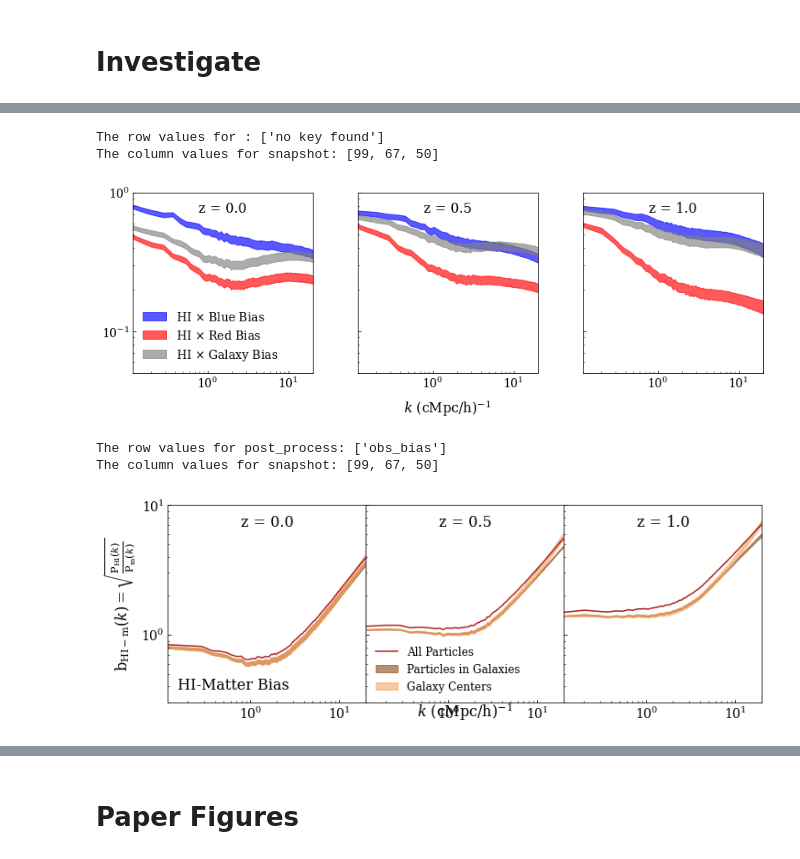
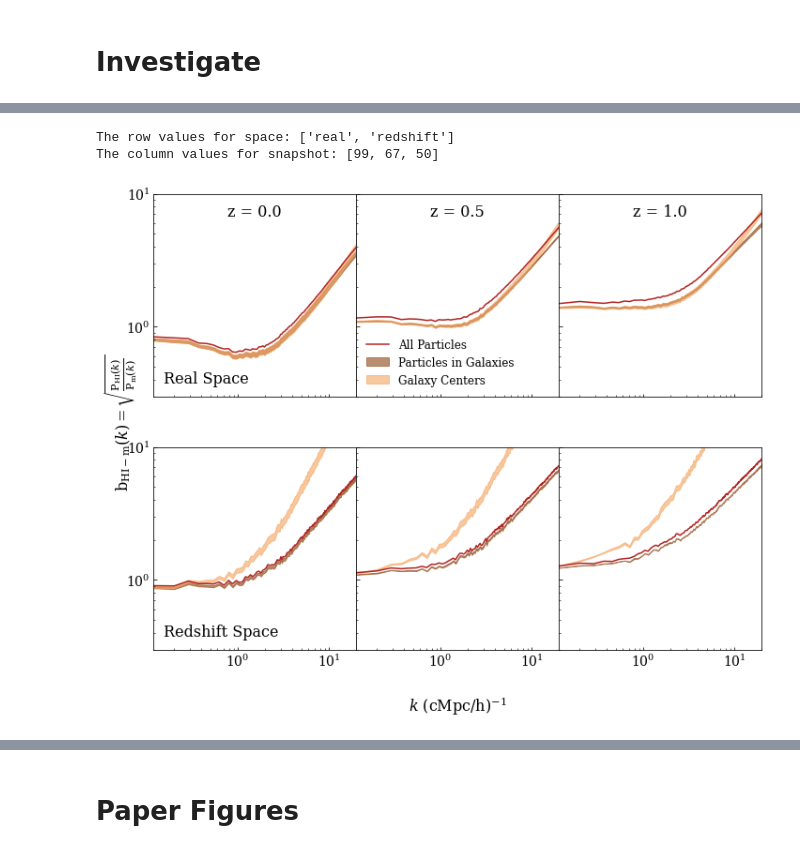
Before and after one commit to calvinosinga/hcolor, a Jupyter notebook: fig_md_analysis/Bias/bias_figures.ipynb, the cells around one changed output, grey strips where cells are left out. Saved outputs shown, nothing was run; the diff lists cells and outputs as text; code cells hidden in the pictures.

```diff
--- a/fig_md_analysis/Bias/bias_figures.ipynb
+++ b/fig_md_analysis/Bias/bias_figures.ipynb
@@ -7,5 +9,5 @@ pplib.imports()
 # %%
-ds = pkl.load(open('/Users/cosinga/code/hcolor/fig_md_analysis/11-20_pkdatasort.pkl', 'rb'))
+ds = pkl.load(open('/Users/cosinga/code/hcolor/fig_md_analysis/2-10_pkdatasort.pkl', 'rb'))
 print(ds.getAttrs())
 
 ds.tickArgs(direction = 'in', labelsize = 14)
@@ -94,41 +114,20 @@ The column values for snapshot: [99, 67, 50]
-# %%
-ip = {'is_auto':False, 'HI_fieldname':['vn','hiptl'],
-      'axis':0, 'grid_resolution':800, 'simname': 'tng100', 'gal_res':'diemer',
-      'gal_species':'stmass', 'sim_resolution':'high',
-      'censat':['no key found', 'both'], 'mas':'CICW', 'color': ['red', 'blue', 'resolved'],
-      'post_process':'obs_bias', 'snapshot':[99, 67, 50], 'space':'real',
-     'path':'fiducial', 'denominator':'galaxy'}
-fg = ds.figrid('color', '', 'snapshot', ip)
-fg.autoFill()
-fg.setDefaultTicksParams()
-fg.axisArgs({'ylim':(5e-2, 1)})
-fg.legendArgs({'loc':'lower left'}, (0, 0))
-fg.rowLabelArgs(pos = [0.5, 0.95], textKwargs = {'ha':'center', 'va':'top', 'fontsize':16})
-fg.plot()
-# fg.save('HI-galaxy_bias_color_snapshotR.png')
-# fg.save(DRAFTPATH%'HI-galaxy_obsbias_color_snapshotR.pdf')
-# %% [output]
-The row values for : ['no key found']
-The column values for snapshot: [99, 67, 50]
-[figure, removed]
 # %%
 ip = {'is_auto':False, "HI_fieldname":['vn', 'hiptl', 'hisubhalo'],
       'axis':0, 'grid_resolution':800, 'simname': 'tng100',
       'sim_resolution':'high', 'ptl_species':'ptl',
       'mas':'CICW',
-      'post_process':'obs_bias', 'snapshot':[99, 67, 50], 'space':'real',
+      'post_process':'obs_bias', 'snapshot':[99, 67, 50], 'space':['real', 'redshift'],
      'path':'fiducial', 'denominator':'ptl'}
 gspec = {'wspace':0}
-fg = ds.figrid("HI_fieldname", 'post_process', 'snapshot', ip)
+fg = ds.figrid("HI_fieldname", 'space', 'snapshot', ip)
 fg.autoFill(alpha = 0.6)
-fg.rowLabels(["HI-Matter Bias"])
 fg.gspecArgs(**gspec)
 fg.setDefaultTicksParams()
 fg.axisArgs(ylim = (.3, 10))
 fg.setYLabel(pplib.obsbiaslab("HI", "m"))
 fg.legendArgs(loc = "lower left", fontsize = 12, slc = (0, 1))
 fg.plot()
 # %% [output]
-The row values for post_process: ['obs_bias']
+The row values for space: ['real', 'redshift']
 The column values for snapshot: [99, 67, 50]
-[figure, old version]
+[figure, new version]
```
Also changed, not shown: parts of 8 cells of this notebook, 20 other files.
